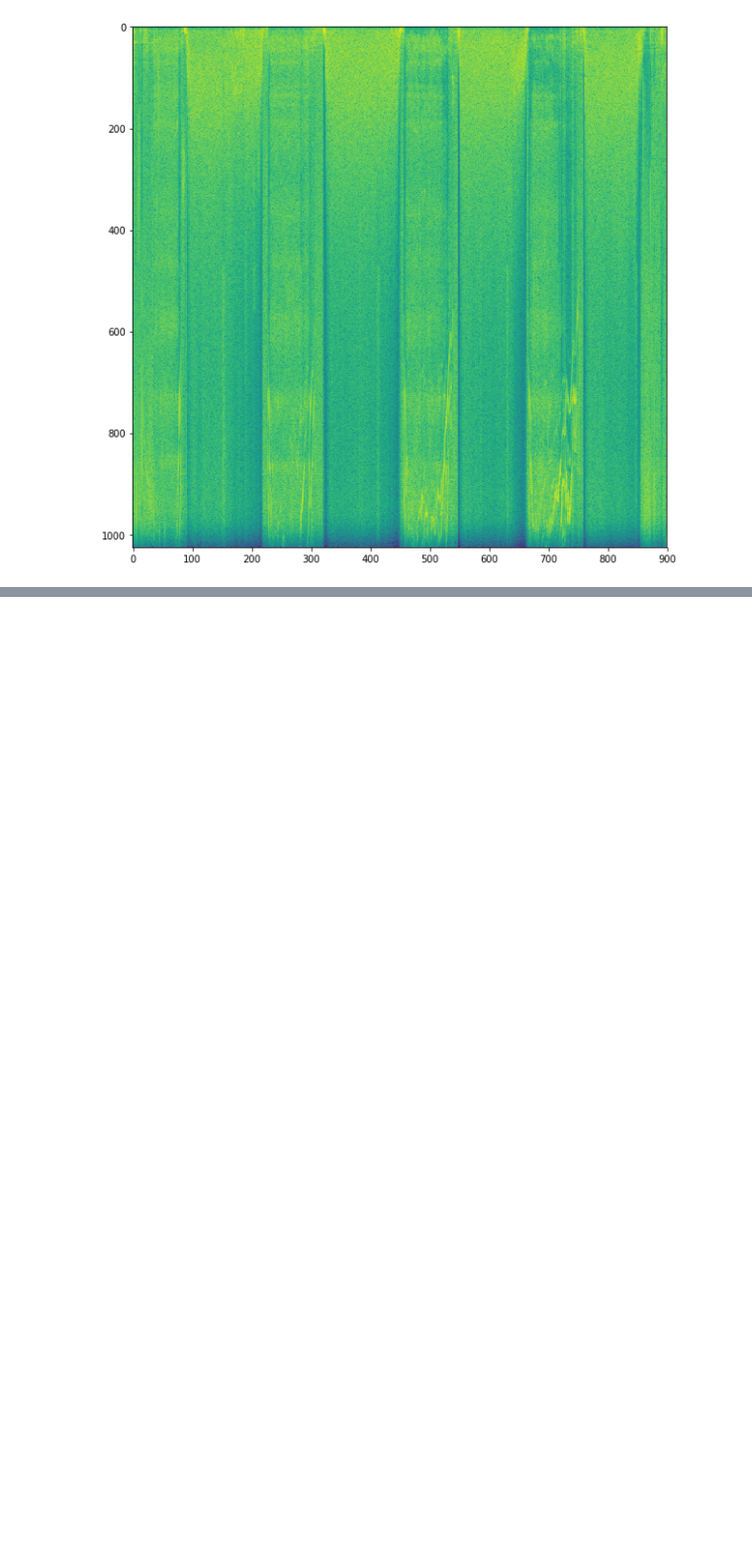
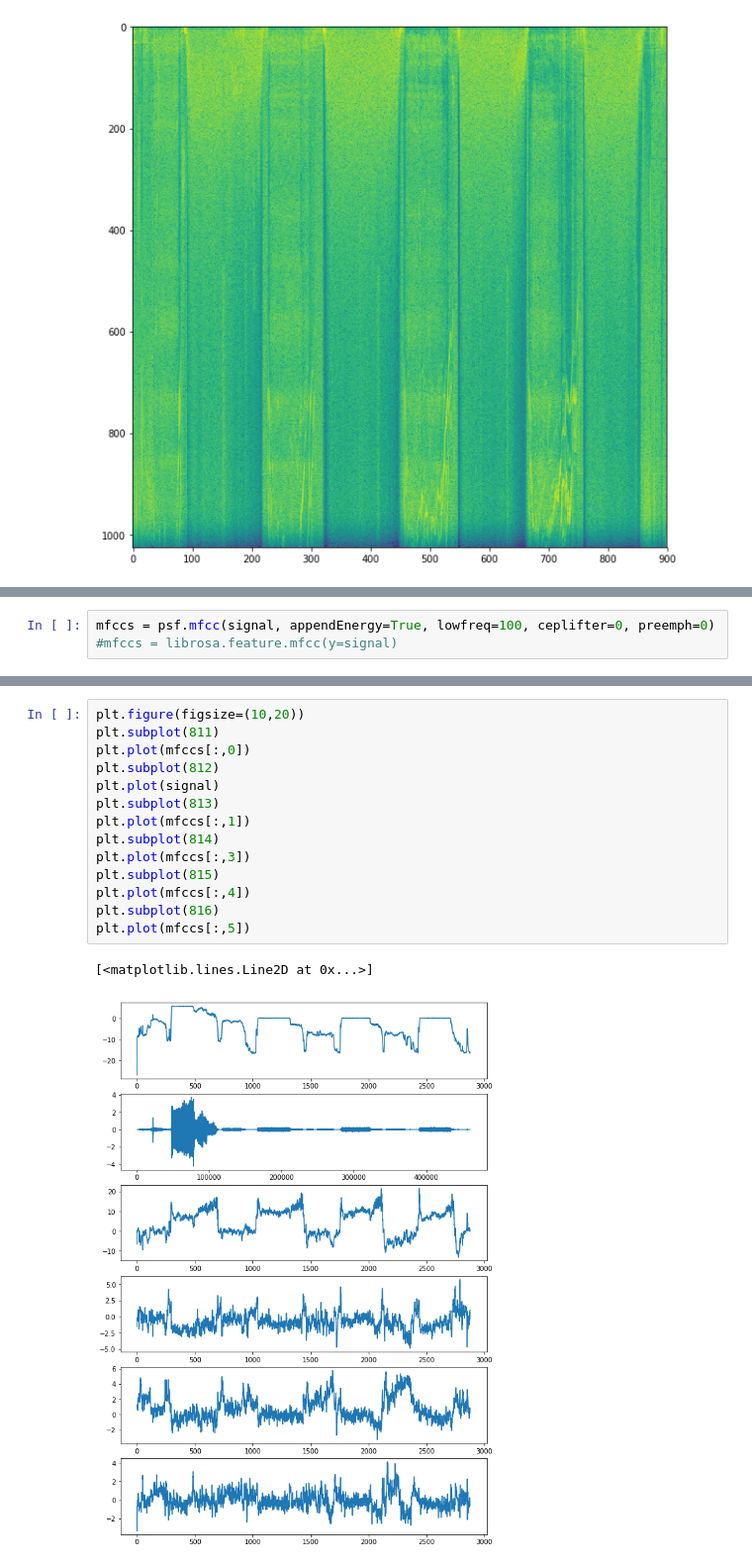
Before and after one commit to KVasya/SoundsOfBreathing, a Jupyter notebook: dtw_autocorrelation.ipynb, the cells around one changed output, grey strips where cells are left out. Shown at 99% size. Cells and saved outputs as stored; diff of their text form; blank space fills up the shorter version.

```diff
--- a/dtw_autocorrelation.ipynb
+++ b/dtw_autocorrelation.ipynb
@@ -57,0 +62,3 @@ plt.imshow(np.log(spec_mtx[:,:]),aspect = 'auto')
+# %%
+mfccs = psf.mfcc(signal, appendEnergy=True, lowfreq=100, ceplifter=0, preemph=0)
+#mfccs = librosa.feature.mfcc(y=signal)
@@ -57,0 +73,17 @@ plt.imshow(np.log(spec_mtx[:,:]),aspect = 'auto')
+# %%
+plt.figure(figsize=(10,20))
+plt.subplot(811)
+plt.plot(mfccs[:,0])
+plt.subplot(812)
+plt.plot(signal)
+plt.subplot(813)
+plt.plot(mfccs[:,1])
+plt.subplot(814)
+plt.plot(mfccs[:,3])
+plt.subplot(815)
+plt.plot(mfccs[:,4])
+plt.subplot(816)
+plt.plot(mfccs[:,5])
+# %% [output]
+[<matplotlib.lines.Line2D at 0x...>]
+[figure, added]
```
Also changed, not shown: parts of 22 cells of this notebook.
